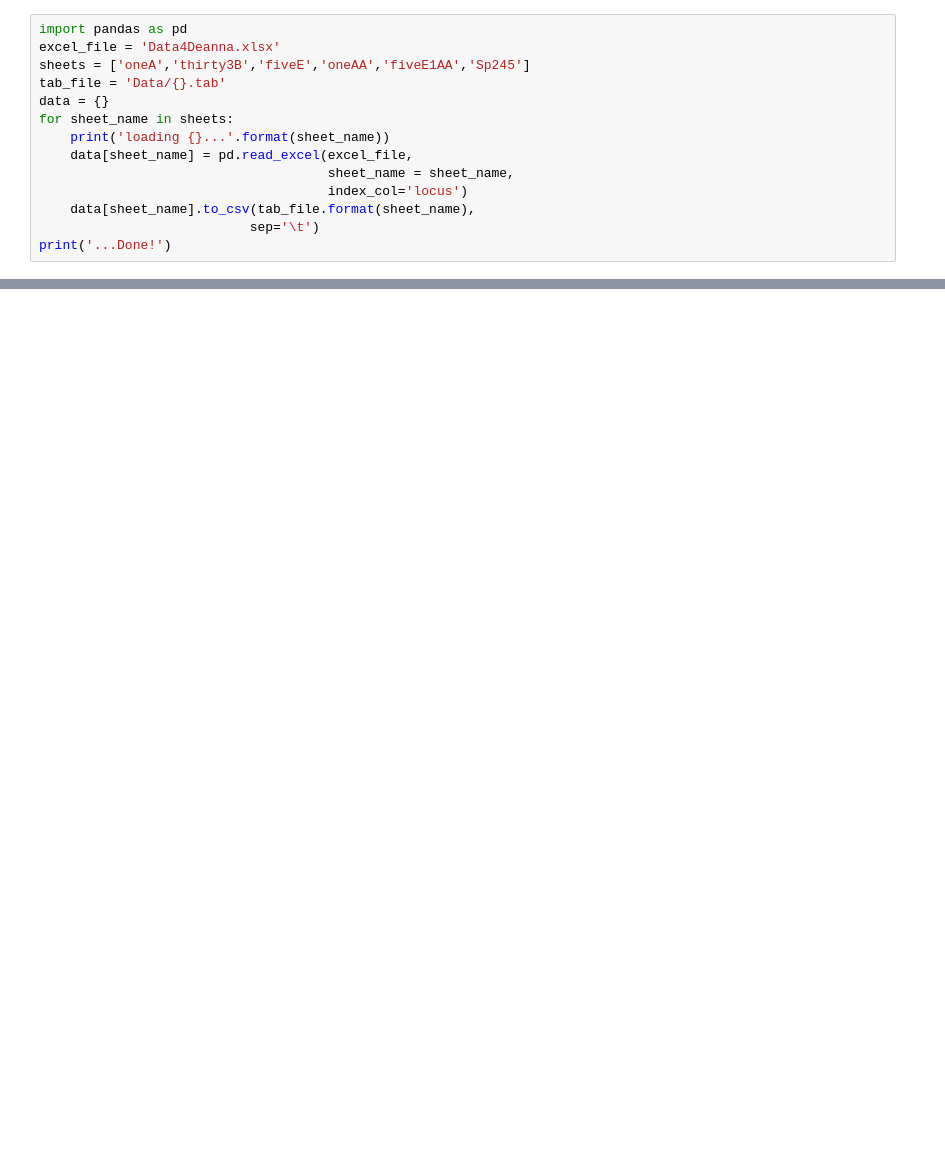
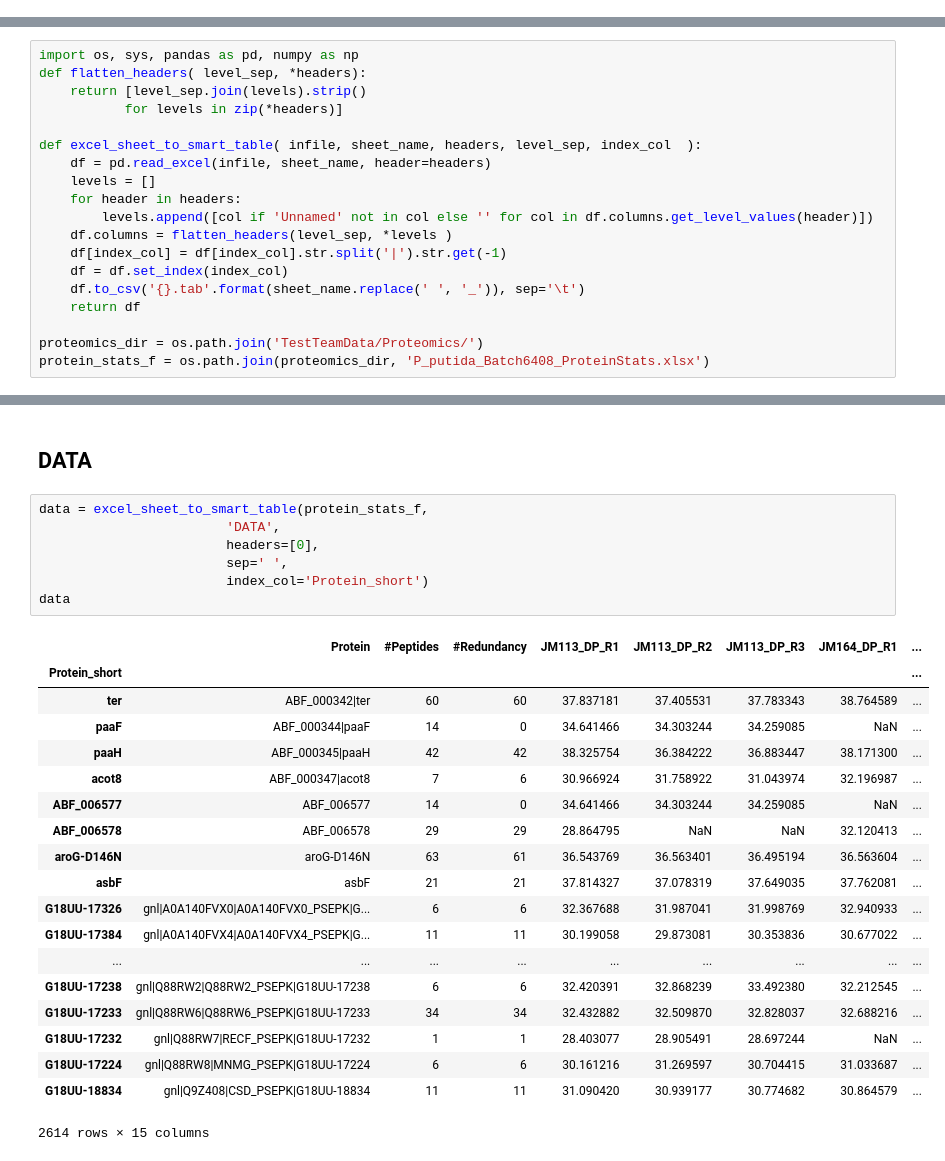
Before and after one commit to AgileBioFoundry/2019-04-22-OmicsDashboard-tutorial, a Jupyter notebook: 03-Preparing_data_for_SmartTables.ipynb, the cells around one changed output, grey strips where cells are left out. Drawn from its saved outputs; the diff is of its cells as text; blank space fills up the shorter version.

Commit message:
Protein batch

```diff
--- a/03-Preparing_data_for_SmartTables.ipynb
+++ b/03-Preparing_data_for_SmartTables.ipynb
@@ -8,14 +3,0 @@
-# %%
-import pandas as pd
-excel_file = 'Data4Deanna.xlsx'
-sheets = ['oneA','thirty3B','fiveE','oneAA','fiveE1AA','Sp245']
-tab_file = 'Data/{}.tab'
-data = {}
-for sheet_name in sheets:
-    print('loading {}...'.format(sheet_name))
-    data[sheet_name] = pd.read_excel(excel_file,
-                                     sheet_name = sheet_name,
-                                     index_col='locus')
-    data[sheet_name].to_csv(tab_file.format(sheet_name),
-                           sep='\t')
-print('...Done!')
@@ -95,0 +6,19 @@ all_data_w_flat_headers.head()
+# %%
+import os, sys, pandas as pd, numpy as np
+def flatten_headers( level_sep, *headers):
+    return [level_sep.join(levels).strip()
+           for levels in zip(*headers)]
+
+def excel_sheet_to_smart_table( infile, sheet_name, headers, level_sep, index_col  ):
+    df = pd.read_excel(infile, sheet_name, header=headers)
+    levels = []
+    for header in headers:
+        levels.append([col if 'Unnamed' not in col else '' for col in df.columns.get_level_values(header)])
+    df.columns = flatten_headers(level_sep, *levels )
+    df[index_col] = df[index_col].str.split('|').str.get(-1)
+    df = df.set_index(index_col)
+    df.to_csv('{}.tab'.format(sheet_name.replace(' ', '_')), sep='\t')
+    return df
+
+proteomics_dir = os.path.join('TestTeamData/Proteomics/')
+protein_stats_f = os.path.join(proteomics_dir, 'P_putida_Batch6408_ProteinStats.xlsx')
@@ -95,0 +92,29 @@ all_data_w_flat_headers.head()
+# %% [markdown]
+## DATA
+# %%
+data = excel_sheet_to_smart_table(protein_stats_f,
+                        'DATA',
+                        headers=[0],
+                        sep=' ',
+                        index_col='Protein_short')
+data
+# %% [output]
+|  | Protein | #Peptides | #Redundancy | JM113_DP_R1 | JM113_DP_R2 | JM113_DP_R3 | JM164_DP_R1 | ... |
+| Protein_short |  |  |  |  |  |  |  | ... |
+| ter | ABF_000342|ter | 60 | 60 | 37.837181 | 37.405531 | 37.783343 | 38.764589 | ... |
+| paaF | ABF_000344|paaF | 14 | 0 | 34.641466 | 34.303244 | 34.259085 | NaN | ... |
+| paaH | ABF_000345|paaH | 42 | 42 | 38.325754 | 36.384222 | 36.883447 | 38.171300 | ... |
+| acot8 | ABF_000347|acot8 | 7 | 6 | 30.966924 | 31.758922 | 31.043974 | 32.196987 | ... |
+| ABF_006577 | ABF_006577 | 14 | 0 | 34.641466 | 34.303244 | 34.259085 | NaN | ... |
+| ABF_006578 | ABF_006578 | 29 | 29 | 28.864795 | NaN | NaN | 32.120413 | ... |
+| aroG-D146N | aroG-D146N | 63 | 61 | 36.543769 | 36.563401 | 36.495194 | 36.563604 | ... |
+| asbF | asbF | 21 | 21 | 37.814327 | 37.078319 | 37.649035 | 37.762081 | ... |
+| G18UU-17326 | gnl|A0A140FVX0|A0A140FVX0_PSEPK|G... | 6 | 6 | 32.367688 | 31.987041 | 31.998769 | 32.940933 | ... |
+| G18UU-17384 | gnl|A0A140FVX4|A0A140FVX4_PSEPK|G... | 11 | 11 | 30.199058 | 29.873081 | 30.353836 | 30.677022 | ... |
+| ... | ... | ... | ... | ... | ... | ... | ... | ... |
+| G18UU-17238 | gnl|Q88RW2|Q88RW2_PSEPK|G18UU-17238 | 6 | 6 | 32.420391 | 32.868239 | 33.492380 | 32.212545 | ... |
+| G18UU-17233 | gnl|Q88RW6|Q88RW6_PSEPK|G18UU-17233 | 34 | 34 | 32.432882 | 32.509870 | 32.828037 | 32.688216 | ... |
+| G18UU-17232 | gnl|Q88RW7|RECF_PSEPK|G18UU-17232 | 1 | 1 | 28.403077 | 28.905491 | 28.697244 | NaN | ... |
+| G18UU-17224 | gnl|Q88RW8|MNMG_PSEPK|G18UU-17224 | 6 | 6 | 30.161216 | 31.269597 | 30.704415 | 31.033687 | ... |
+| G18UU-18834 | gnl|Q9Z408|CSD_PSEPK|G18UU-18834 | 11 | 11 | 31.090420 | 30.939177 | 30.774682 | 30.864579 | ... |
+2614 rows × 15 columns
```
Also changed, not shown: parts of 16 cells of this notebook, 9 other files.
